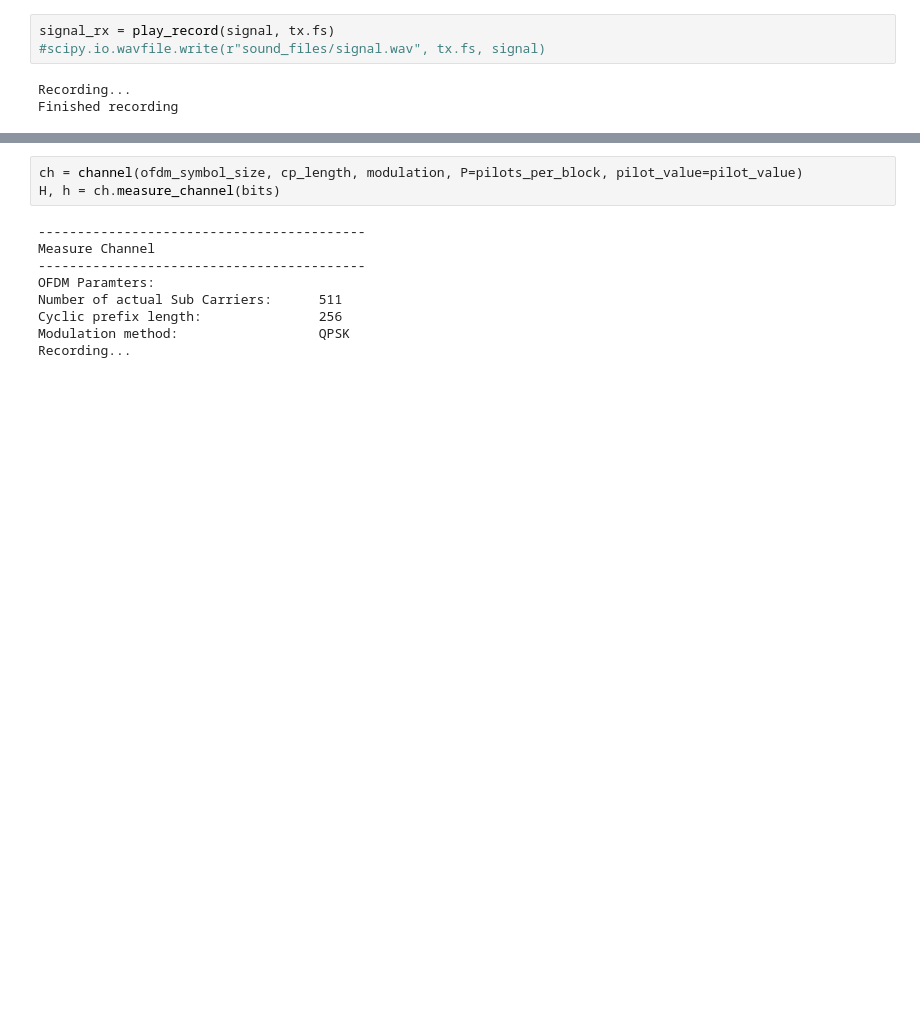
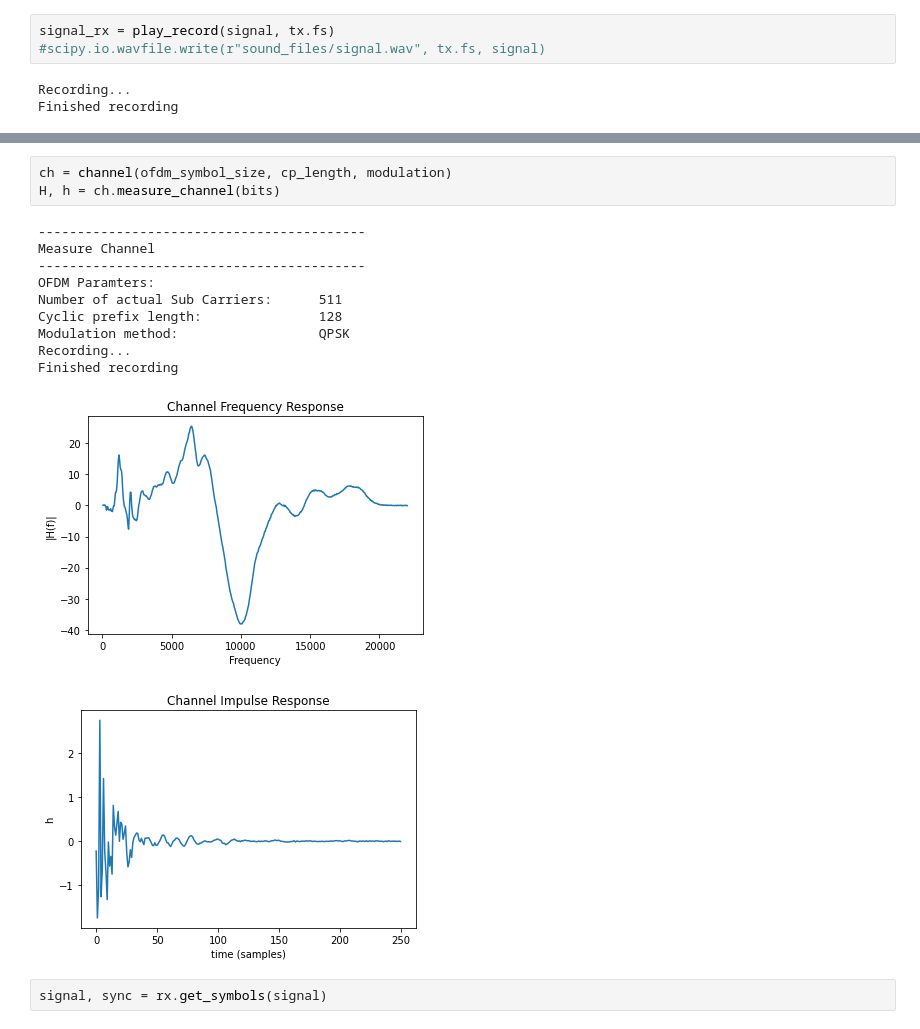
Before and after one commit to adamg-97/GF3-audio-modem, a Jupyter notebook: Audio.ipynb, the cells around one changed output, grey strips where cells are left out. Drawn from its saved outputs; the diff is of its cells as text; blank space fills up the shorter version.

```diff
--- a/Audio.ipynb
+++ b/Audio.ipynb
@@ -62,12 +61,17 @@ errs/len(bits)
 # %%
-ch = channel(ofdm_symbol_size, cp_length, modulation, P=pilots_per_block, pilot_value=pilot_value)
+ch = channel(ofdm_symbol_size, cp_length, modulation)
 H, h = ch.measure_channel(bits)
 # %% [output]
 ------------------------------------------
 Measure Channel
 ------------------------------------------
 OFDM Paramters:
 Number of actual Sub Carriers:      511
-Cyclic prefix length:               256
+Cyclic prefix length:               128
 Modulation method:                  QPSK
 Recording...
+Finished recording
+[figure, added]
+[figure, added]
+# %%
+signal, sync = rx.get_symbols(signal)
```
Also changed, not shown: parts of 6 cells of this notebook, 13 other files.
